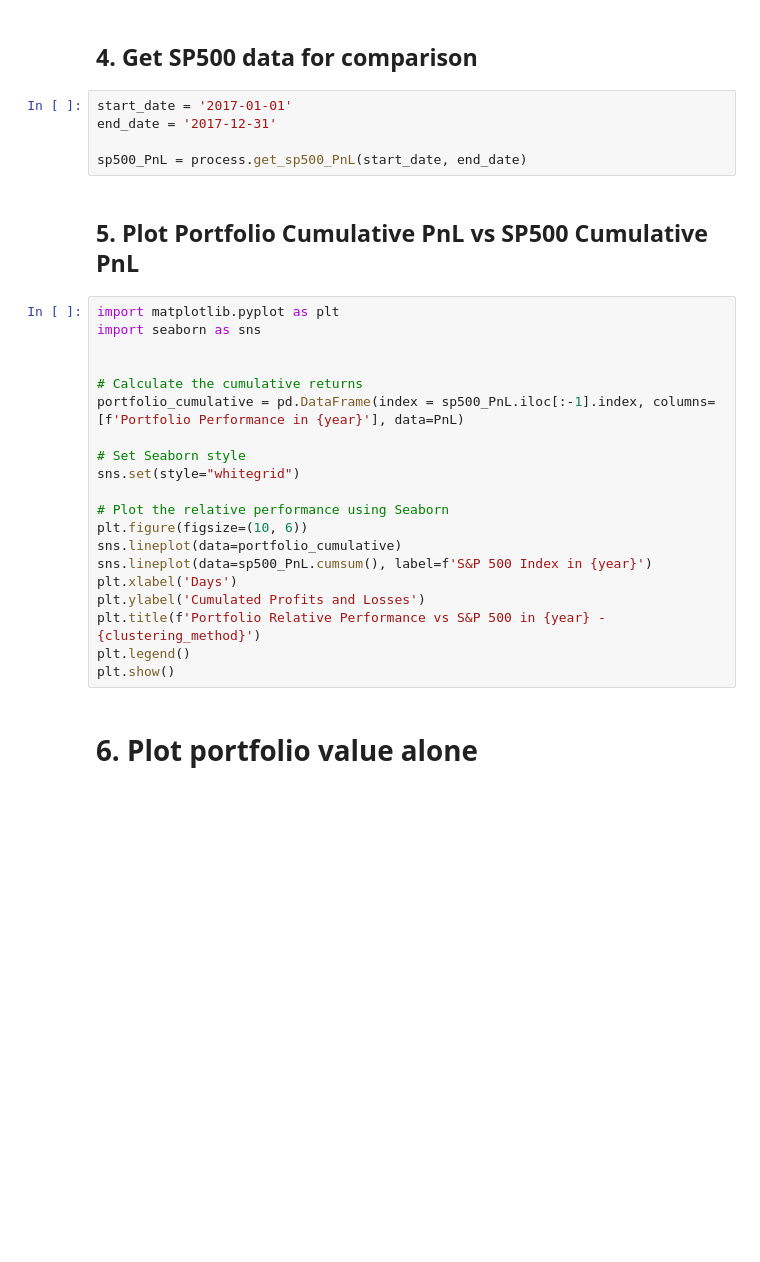
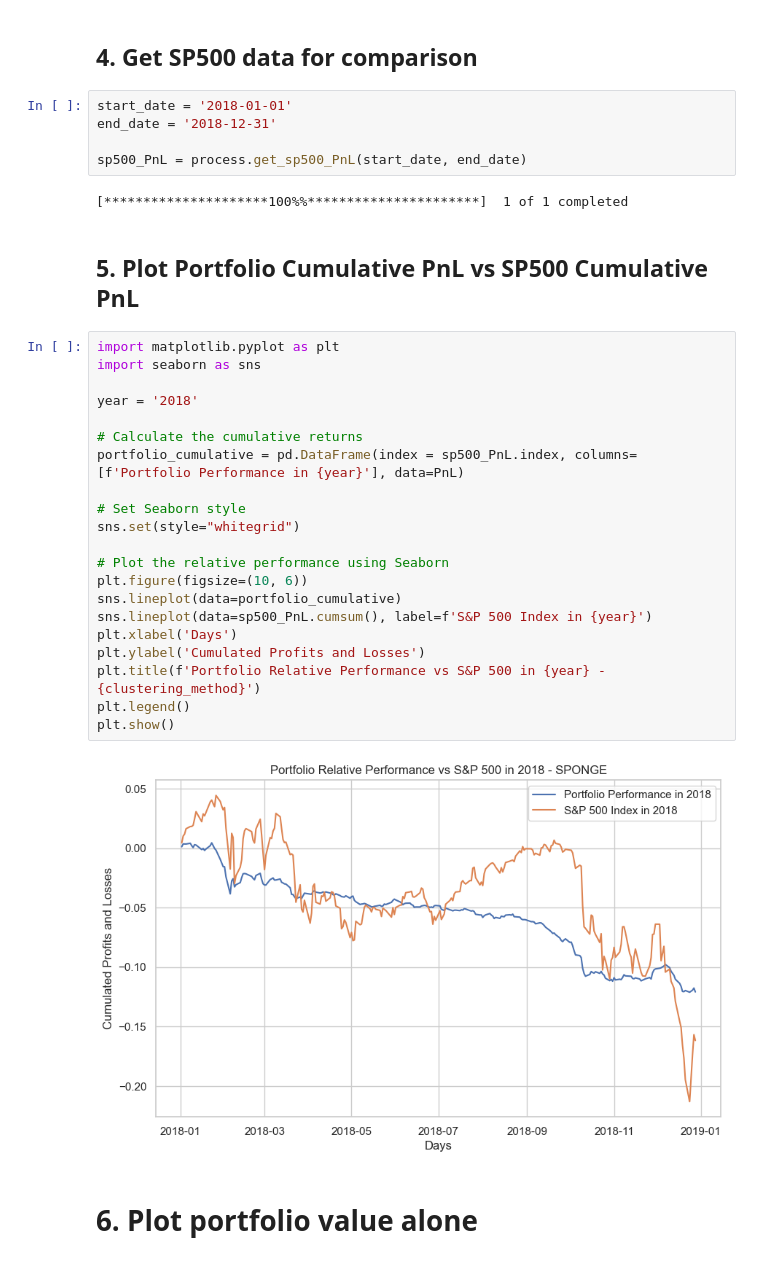
Before and after one commit to MohamedKeteb/Portfolio_clustering_project, a Jupyter notebook: Code/Pipeline2.ipynb, the cells around one changed output. Drawn from its saved outputs; the diff is of its cells as text; blank space fills up the shorter version.

```diff
--- a/Code/Pipeline2.ipynb
+++ b/Code/Pipeline2.ipynb
@@ -52,32 +76,37 @@ process.save_to_csv(year=year, clustering_method=clustering_method)
 # %% [markdown]
 ## 4. Get SP500 data for comparison
 # %%
-start_date = '2017-01-01'
-end_date = '2017-12-31'
+start_date = '2018-01-01'
+end_date = '2018-12-31'
 
 sp500_PnL = process.get_sp500_PnL(start_date, end_date)
+# %% [output]
+[*********************100%%**********************]  1 of 1 completed
 # %% [markdown]
 ## 5. Plot Portfolio Cumulative PnL vs SP500 Cumulative PnL
 # %%
 import matplotlib.pyplot as plt
 import seaborn as sns
 
+year = '2018'
 
 # Calculate the cumulative returns
-portfolio_cumulative = pd.DataFrame(index = sp500_PnL.iloc[:-1].index, columns=[f'Portfolio Performance in {year}'], data=PnL)
+portfolio_cumulative = pd.DataFrame(index = sp500_PnL.index, columns=[f'Portfolio Performance in {year}'], data=PnL)
 
 # Set Seaborn style
 sns.set(style="whitegrid")
 
 # Plot the relative performance using Seaborn
 plt.figure(figsize=(10, 6))
 sns.lineplot(data=portfolio_cumulative)
 sns.lineplot(data=sp500_PnL.cumsum(), label=f'S&P 500 Index in {year}')
 plt.xlabel('Days')
 plt.ylabel('Cumulated Profits and Losses')
 plt.title(f'Portfolio Relative Performance vs S&P 500 in {year} - {clustering_method}')
 plt.legend()
 plt.show()
+# %% [output]
+[figure, added]
 # %% [markdown]
 # 6. Plot portfolio value alone
 # %%
```
Also changed, not shown: parts of 5 cells of this notebook, 8 other files.
